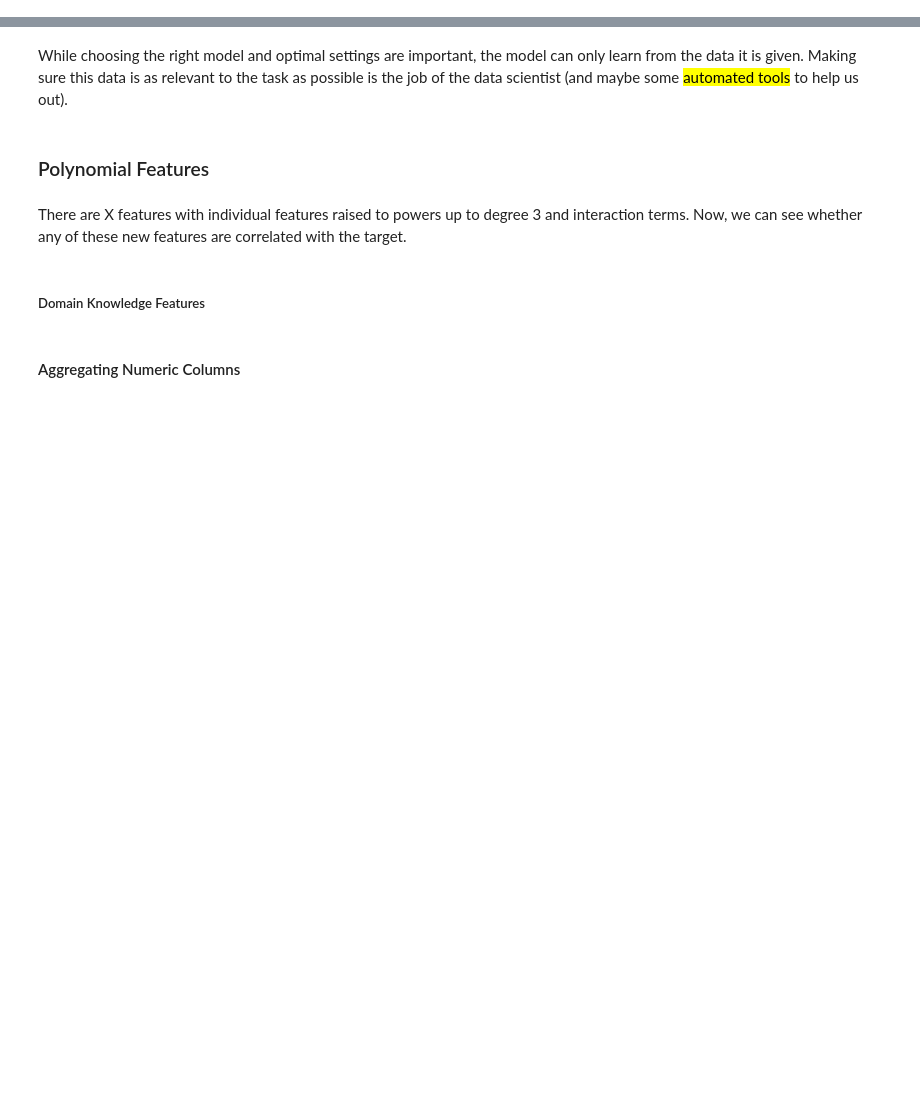
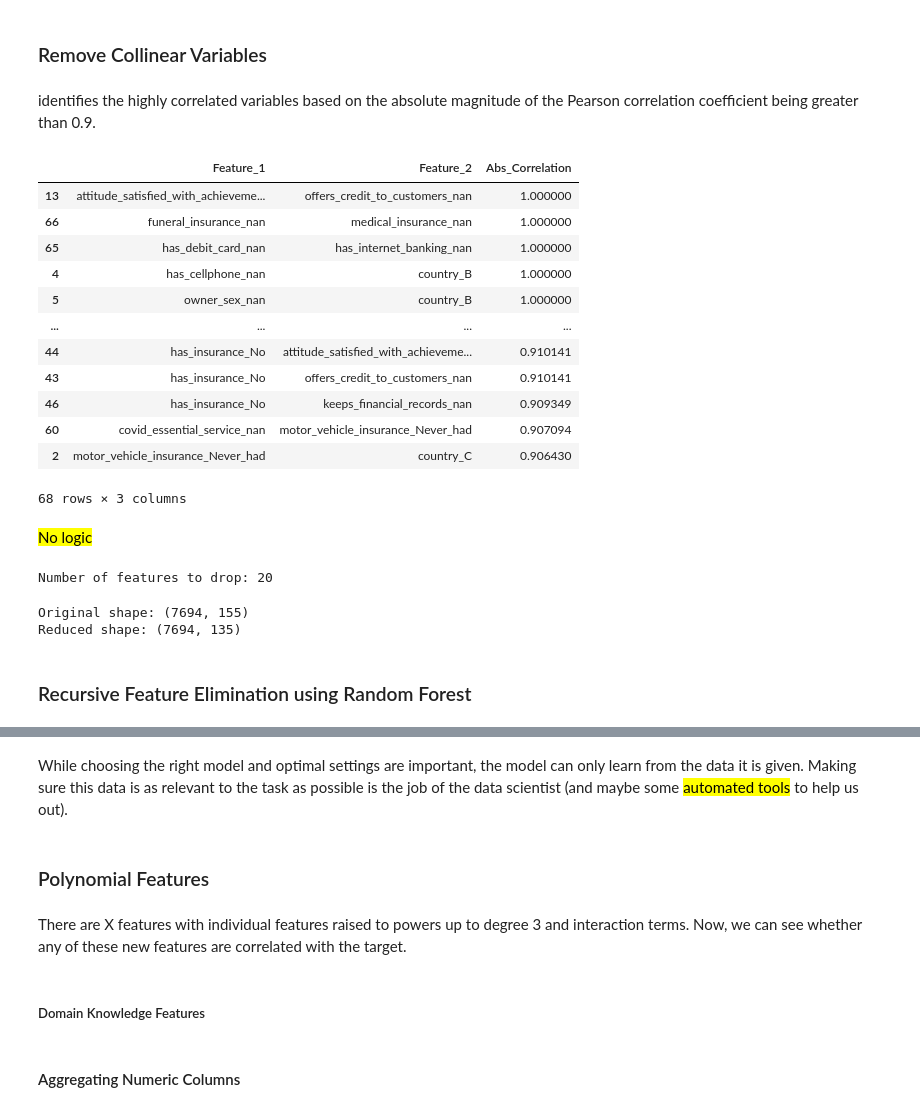
Before and after one commit to ismailSadouki/asri-homework, a Jupyter notebook: notebooks/ feature_engineering.ipynb, the cells around one changed output, grey strips where cells are left out. Saved outputs shown, nothing was run; the diff lists cells and outputs as text; code cells hidden in the pictures; blank space fills up the shorter version.

```diff
--- a/notebooks/ feature_engineering.ipynb
+++ b/notebooks/ feature_engineering.ipynb
@@ -18,3 +18,76 @@ X_train = pd.read_csv('../data/X_train.csv')
 X_test = pd.read_csv('../data/X_test.csv')
 y_train = pd.read_csv('../data/y_train.csv')
 y_test = pd.read_csv('../data/y_test.csv')
+# %% [markdown]
+### Remove Collinear Variables
+# %% [markdown]
+identifies the highly correlated variables based on the absolute magnitude of the Pearson correlation coefficient being greater than 0.9.
+# %%
+import pandas as pd
+import numpy as np
+
+# X is your feature matrix (train set only!)
+# IMPORTANT: do this on TRAIN data to avoid leakage
+X_corr = X_train.copy()
+
+# Keep only numeric columns
+X_corr = X_corr.select_dtypes(include=[np.number])
+
+# Compute correlation matrix
+corr_matrix = X_corr.corr().abs()
+# %%
+# Select upper triangle of correlation matrix
+upper_tri = corr_matrix.where(
+    np.triu(np.ones(corr_matrix.shape), k=1).astype(bool)
+)
+
+# Find feature pairs with correlation > 0.9
+high_corr_pairs = [
+    (col, row, upper_tri.loc[row, col])
+    for col in upper_tri.columns
+    for row in upper_tri.index
+    if upper_tri.loc[row, col] > 0.9
+]
+
+# Convert to DataFrame
+high_corr_df = pd.DataFrame(
+    high_corr_pairs,
+    columns=["Feature_1", "Feature_2", "Abs_Correlation"]
+).sort_values(by="Abs_Correlation", ascending=False)
+
+high_corr_df
+# %% [output]
+|  | Feature_1 | Feature_2 | Abs_Correlation |
+| 13 | attitude_satisfied_with_achieveme... | offers_credit_to_customers_nan | 1.000000 |
+| 66 | funeral_insurance_nan | medical_insurance_nan | 1.000000 |
+| 65 | has_debit_card_nan | has_internet_banking_nan | 1.000000 |
+| 4 | has_cellphone_nan | country_B | 1.000000 |
+| 5 | owner_sex_nan | country_B | 1.000000 |
+| ... | ... | ... | ... |
+| 44 | has_insurance_No | attitude_satisfied_with_achieveme... | 0.910141 |
+| 43 | has_insurance_No | offers_credit_to_customers_nan | 0.910141 |
+| 46 | has_insurance_No | keeps_financial_records_nan | 0.909349 |
+| 60 | covid_essential_service_nan | motor_vehicle_insurance_Never_had | 0.907094 |
+| 2 | motor_vehicle_insurance_Never_had | country_C | 0.906430 |
+68 rows × 3 columns
+# %% [markdown]
+<mark>No logic</mark>
+# %%
+# Features to drop (second feature in each pair)
+to_drop = set(high_corr_df["Feature_2"])
+
+print(f"Number of features to drop: {len(to_drop)}")
+
+# Drop from train and test
+X_train_reduced = X_train.drop(columns=to_drop)
+X_test_reduced = X_test.drop(columns=to_drop)
+# %% [output]
+Number of features to drop: 20
+# %%
+print("Original shape:", X_train.shape)
+print("Reduced shape:", X_train_reduced.shape)
+# %% [output]
+Original shape: (7694, 155)
+Reduced shape: (7694, 135)
+# %% [markdown]
+### Recursive Feature Elimination using Random Forest
```
Also changed, not shown: parts of 23 cells of this notebook, 43 other files.
